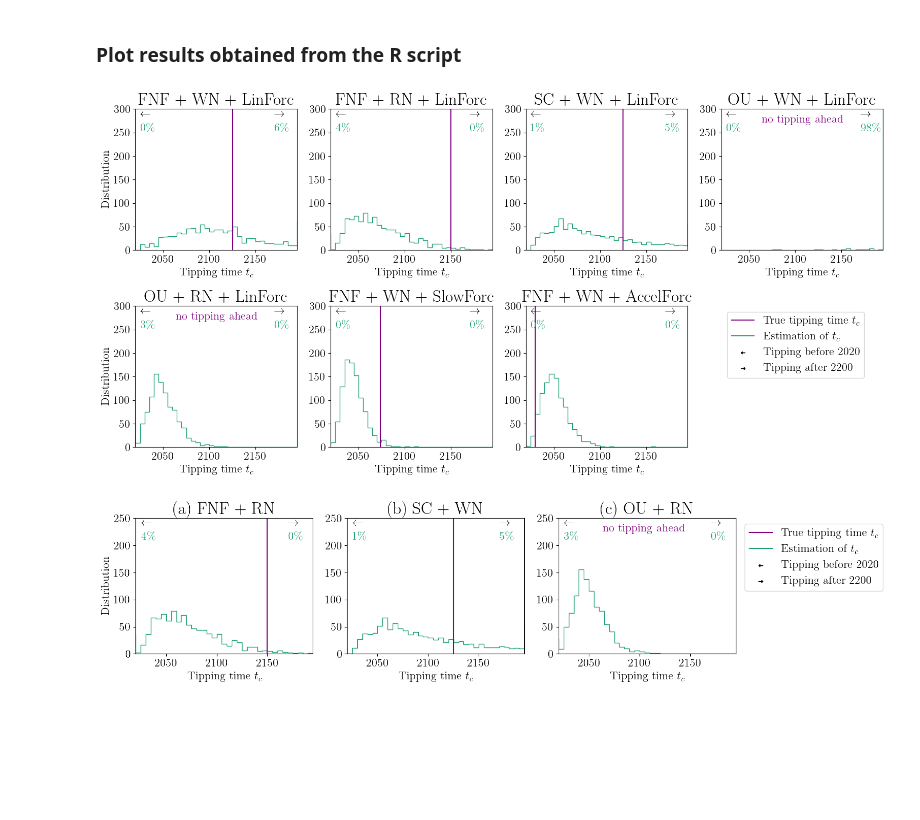
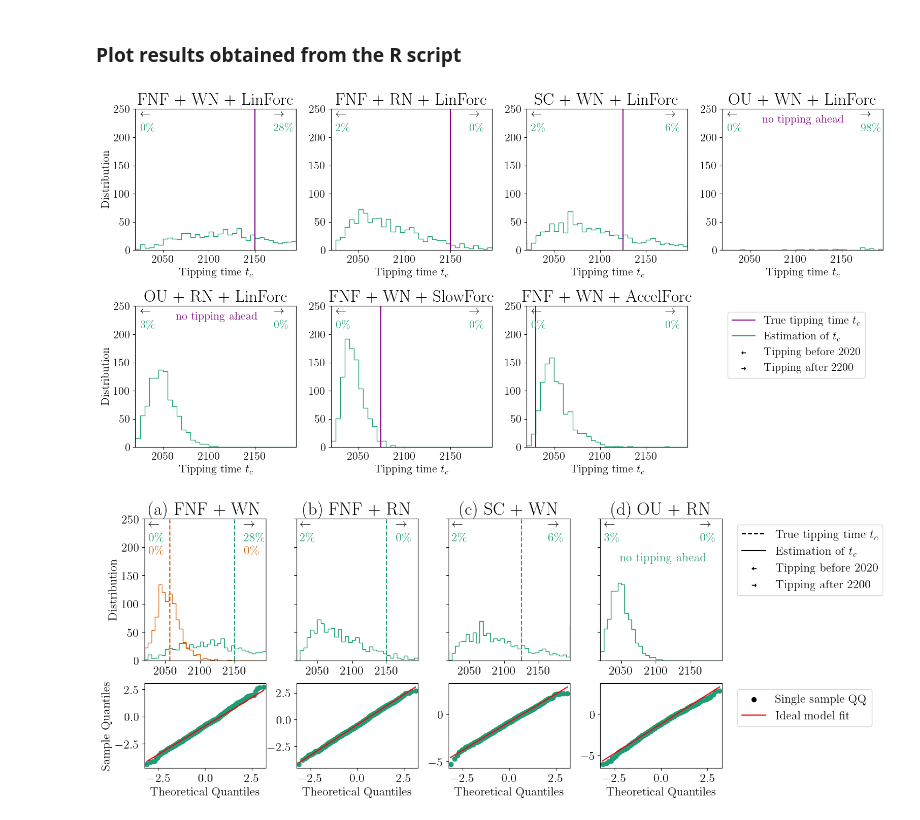
Before and after one commit to TUM-PIK-ESM/tipping_time, a Jupyter notebook: TT_AlternativeModels/Plots.ipynb, the cells around one changed output. Saved outputs shown, nothing was run; the diff lists cells and outputs as text; code cells hidden in the pictures; blank space fills up the shorter version.

Commit message:
v1 of finalised analyses and model choices

```diff
--- a/TT_AlternativeModels/Plots.ipynb
+++ b/TT_AlternativeModels/Plots.ipynb
@@ -59,7 +57,7 @@ m_ = -1.51
 sigma_ = 0.3**0.5/3 #divide by 3 to avoid n-tipping
 
 # Set tipping times/ramping lengths convenient for demonstration purposes
-tau_rs = {"fnf_wn_linforc":201,#132.52,
+tau_rs = {"fnf_wn_linforc":226,
           "fnf_rn_linforc":226,
           "ou_wn_linforc":132.52,
           "ou_rn_linforc":132.52,
@@ -82,7 +89,7 @@ Model 2: Ornstein-Uhlenbeck with time dependent mean
 # %%
 # Mean evolves linearly towards the value of the bifurcation point of the above fold normal form model
 def mu_(t):
-    return (m_+(abs(lambda_0/A_)**0.5))*(1-np.heaviside(t-t_0,0)*(t-t_0)/tau_rs["ou_wn_linforc"]) + m_*np.heaviside(t-t_0,0)*(t-t_0)/tau_rs["fnf_wn_linforc"]
+    return (m_+(abs(lambda_0/A_)**0.5))*(1-np.heaviside(t-t_0,0)*(t-t_0)/tau_rs["ou_wn_linforc"]) + m_*np.heaviside(t-t_0,0)*(t-t_0)/tau_rs["ou_wn_linforc"]
 
 # OU model. No tipping possible
 def f_2(x,t):
@@ -127,12 +134,22 @@ Integrate each of the models using the Euler(-Maruyama) method and save the path
 
 samplesize = 1000
 sampless = []
+
+os.makedirs("SamplePathData/",exist_ok=True)
+os.makedirs("SamplePathData/fnf_wn_linforc/",exist_ok=True)
+os.makedirs("SamplePathData/fnf_rn_linforc/",exist_ok=True)
+os.makedirs("SamplePathData/ou_wn_linforc/",exist_ok=True)
+os.makedirs("SamplePathData/ou_rn_linforc/",exist_ok=True)
+os.makedirs("SamplePathData/sc_wn_linforc/",exist_ok=True)
+os.makedirs("SamplePathData/fnf_wn_slowforc/",exist_ok=True)
+os.makedirs("SamplePathData/fnf_wn_accforc/",exist_ok=True)
+
 for k in range(samplesize):
     if 0:
         white_noise_instance = np.random.normal(0,sigma_,(t_end-t_start)*12*integration_permonth)
         sample_1a = [m_+(abs(lambda_0)/A_)**0.5]
         for i in range((t_end-t_start)*12*integration_permonth-1):
-            sample_1a.append(sample_1a[-1] + (f_1(sample_1a[-1],integration_tspan[i]))*integration_timestep + white_noise_instance[i]*integration_timestep**0.5)
+            sample_1a.append(sample_1a[-1] + (f_1a(sample_1a[-1],integration_tspan[i]))*integration_timestep + white_noise_instance[i]*integration_timestep**0.5)
             if sample_1a[-1]<-2:
                 sample_1a[-1] = -2
                 print("tip1a")
@@ -152,7 +169,7 @@ for k in range(samplesize):
 
         sample_1b = [m_+(abs(lambda_0)/A_)**0.5]
         for i in range((t_end-t_start)*12*integration_permonth-1):
-            sample_1b.append(sample_1b[-1] + (f_1(sample_1b[-1],integration_tspan[i]))*integration_timestep + red_noise_instance[i]*integration_timestep)
+            sample_1b.append(sample_1b[-1] + (f_1b(sample_1b[-1],integration_tspan[i]))*integration_timestep + red_noise_instance[i]*integration_timestep)
             if sample_1b[-1]<-2:
                 sample_1b[-1] = -2
                 print("tip1b")
@@ -237,7 +254,7 @@ for i in range(len(modelnames)):
     axs[i].text(0.86,0.93,r"$\rightarrow$",color="black", transform=axs[i].transAxes)
     axs[i].text(0.86,0.84,str(round(hist_2[-1]*100/samplesize_2))+"$\%$",color=plt.rcParams['axes.prop_cycle'].by_key()['color'][0], transform=axs[i].transAxes)
     axs[i].set_xlim(t_left,t_right-t_step)
-    axs[i].set_ylim(0,300)
+    axs[i].set_ylim(0,250)
     #axs[i].ticklabel_format(axis='y', style='sci',scilimits=(0,0))
     axs[i].set_title(modeldescrips[i])
     if i in [0,1,2,5,6]:
@@ -257,41 +274,58 @@ axs[len(modelnames)].axis("off")
 #plt.savefig("Plots/method2_tcdists_" + time.strftime("%Y%m%d-%H%M%S"),dpi=300,bbox_inches="tight")
 plt.show()
 # %% [output]
-[figure, old version]
+[figure, new version]
 # %%
-model_subselection = [1,2,4]
-modeldescrips = ["(a) FNF + RN","(b) SC + WN","(c) OU + RN"]
-fig, axs = plt.subplots(nrows=1,ncols=4,figsize=(16,4),gridspec_kw={'width_ratios': [1,1,1, 0.5]},tight_layout=True)
+model_subselection = [0,1,2,4]
+modeldescrips = ["(a) FNF + WN","(b) FNF + RN","(c) SC + WN","(d) OU + RN"]
+ncols = 5
+fig, axs = plt.subplots(nrows=2,ncols=ncols,figsize=(16,6),gridspec_kw={'height_ratios': [1, 0.6], 'width_ratios': [1,1,1,1, 0.5]})
 axs=axs.flatten()
 bins = np.concatenate((np.array([0]),np.arange(t_left,t_right,t_step),np.array([1e20])))
 for i in range(len(model_subselection)):
     t_c_values_2 = np.array(pd.read_excel("EstimMatrix_"+modelnames[model_subselection[i]]+".xlsx").loc[:,"tc"])
     samplesize_2 = len(t_c_values_2)
     hist_2 = axs[i].hist(t_c_values_2,bins=bins,histtype="step",density=False)[0]
-    axs[i].set_xlabel("Tipping time $t_c$")
+    #axs[i].set_xlabel("Tipping time $t_c$")
     axs[i].text(0.03,0.93,r"$\leftarrow$",color="black", transform=axs[i].transAxes)
     axs[i].text(0.03,0.84,str(round(hist_2[0]*100/samplesize_2))+"$\%$",color=plt.rcParams['axes.prop_cycle'].by_key()['color'][0], transform=axs[i].transAxes)
-    axs[i].text(0.86,0.93,r"$\rightarrow$",color="black", transform=axs[i].transAxes)
-    axs[i].text(0.86,0.84,str(round(hist_2[-1]*100/samplesize_2))+"$\%$",color=plt.rcParams['axes.prop_cycle'].by_key()['color'][0], transform=axs[i].transAxes)
+    axs[i].text(0.82,0.93,r"$\rightarrow$",color="black", transform=axs[i].transAxes)
+    axs[i].text(0.82,0.84,str(round(hist_2[-1]*100/samplesize_2))+"$\%$",color=plt.rcParams['axes.prop_cycle'].by_key()['color'][0], transform=axs[i].transAxes)
     axs[i].set_xlim(t_left,t_right-t_step)
     axs[i].set_ylim(0,250)
-    #axs[i].ticklabel_format(axis='y', style='sci',scilimits=(0,0))
     axs[i].set_title(modeldescrips[i])
+    if i == 0:
+        t_c_values_2 = np.array(pd.read_excel("EstimMatrix_1000repetitions.xlsx").loc[:,"tc"])
+        samplesize_2 = len(t_c_values_2)
+        hist_2 = axs[i].hist(t_c_values_2,bins=bins,histtype="step",density=False)[0]
+        axs[i].axvline(2057,color=plt.rcParams['axes.prop_cycle'].by_key()['color'][1],linestyle="dashed")
+        axs[i].text(0.03,0.75,str(round(hist_2[0]*100/samplesize_2))+"$\%$",color=plt.rcParams['axes.prop_cycle'].by_key()['color'][1], transform=axs[i].transAxes)
+        axs[i].text(0.82,0.75,str(round(hist_2[-1]*100/samplesize_2))+"$\%$",color=plt.rcParams['axes.prop_cycle'].by_key()['color'][1], transform=axs[i].transAxes)
     if model_subselection[i] in [0,1,2,5,6]:
-        axs[i].axvline(t_0+tau_rs[modelnames[model_subselection[i]]],c="purple")
+        axs[i].axvline(t_0+tau_rs[modelnames[model_subselection[i]]],color=plt.rcParams['axes.prop_cycle'].by_key()['color'][0],linestyle="dashed")
     else:
-        axs[i].text(0.25,0.9,"no tipping ahead",c="purple", transform=axs[i].transAxes)
+        axs[i].text(0.16,0.7,"no tipping ahead",color=plt.rcParams['axes.prop_cycle'].by_key()['color'][0], transform=axs[i].transAxes)
+    QQData = pd.read_csv("QQData_"+modelnames[model_subselection[i]]+".csv",index_col=0).values[:,0]
+    statsmodels.graphics.gofplots.qqplot(QQData,ax=axs[i+ncols],line="q")
+    if not i == 0:
+        axs[i+ncols].set_ylabel("")
+        axs[i].set_yticklabels([])
 axs[0].set_ylabel("Distribution")
-axs[len(model_subselection)].plot([0,1],[0,1],c="purple")
-axs[len(model_subselection)].plot([0,1],[0,1])
+axs[len(model_subselection)].plot([0,1],[0,1],color="black",linestyle="dashed")
+axs[len(model_subselection)].plot([0,1],[0,1],color="black")
 axs[len(model_subselection)].scatter([0],[0],marker=r"$\leftarrow$",c="black")
 axs[len(model_subselection)].scatter([0],[0],marker=r"$\rightarrow$",c="black")
 axs[len(model_subselection)].set_ylim(-1,-0.5)
 axs[len(model_subselection)].legend(["True tipping time $t_c$","Estimation of $t_c$","Tipping before "+str(t_left), "Tipping after "+str(t_right)],loc="upper left", bbox_to_anchor=(-0.35,1))
 axs[len(model_subselection)].axis("off")
+axs[len(model_subselection)+ncols].scatter([0],[0],color="black")
+axs[len(model_subselection)+ncols].plot([0,1],[0,1],c="red")
+axs[len(model_subselection)+ncols].set_ylim(-1,-0.5)
+axs[len(model_subselection)+ncols].legend(["Single sample QQ","Ideal model fit"],loc="upper left", bbox_to_anchor=(-0.35,1))
+axs[len(model_subselection)+ncols].axis("off")
 
-fig.subplots_adjust(hspace=0.3,wspace=0.2)
-#plt.savefig("Plots/modelsubselection" + time.strftime("%Y%m%d-%H%M%S"),dpi=300,bbox_inches="tight")
+fig.subplots_adjust(hspace=0.2,wspace=0.28)
+plt.savefig("Plots/modelsubselection_QQ" + time.strftime("%Y%m%d-%H%M%S") + ".pdf",dpi=300,bbox_inches="tight")
 plt.show()
 # %% [output]
-[figure, old version]
+[figure, new version]
```
Also changed, not shown: parts of 3 cells of this notebook, 2 other files.
